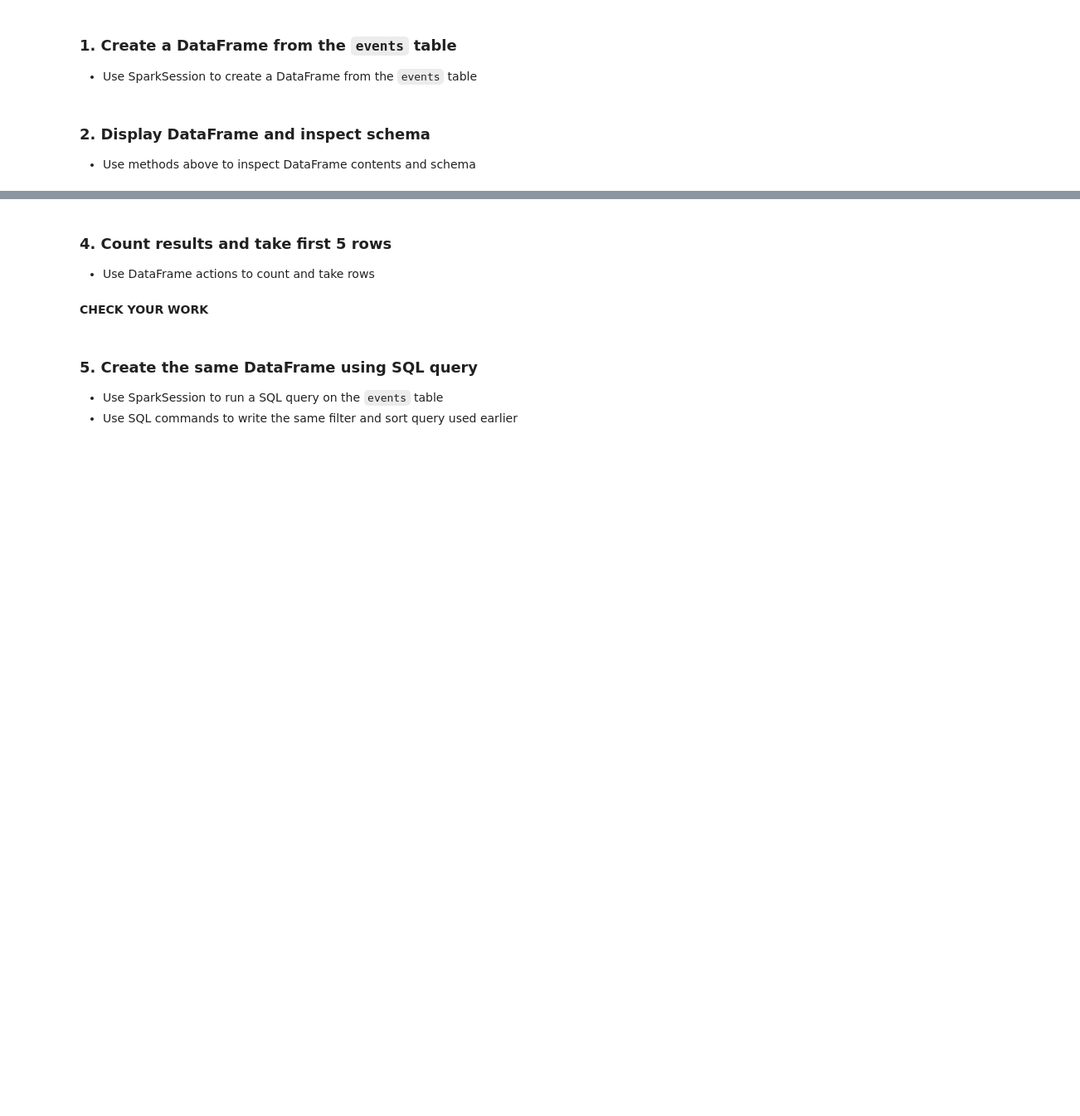
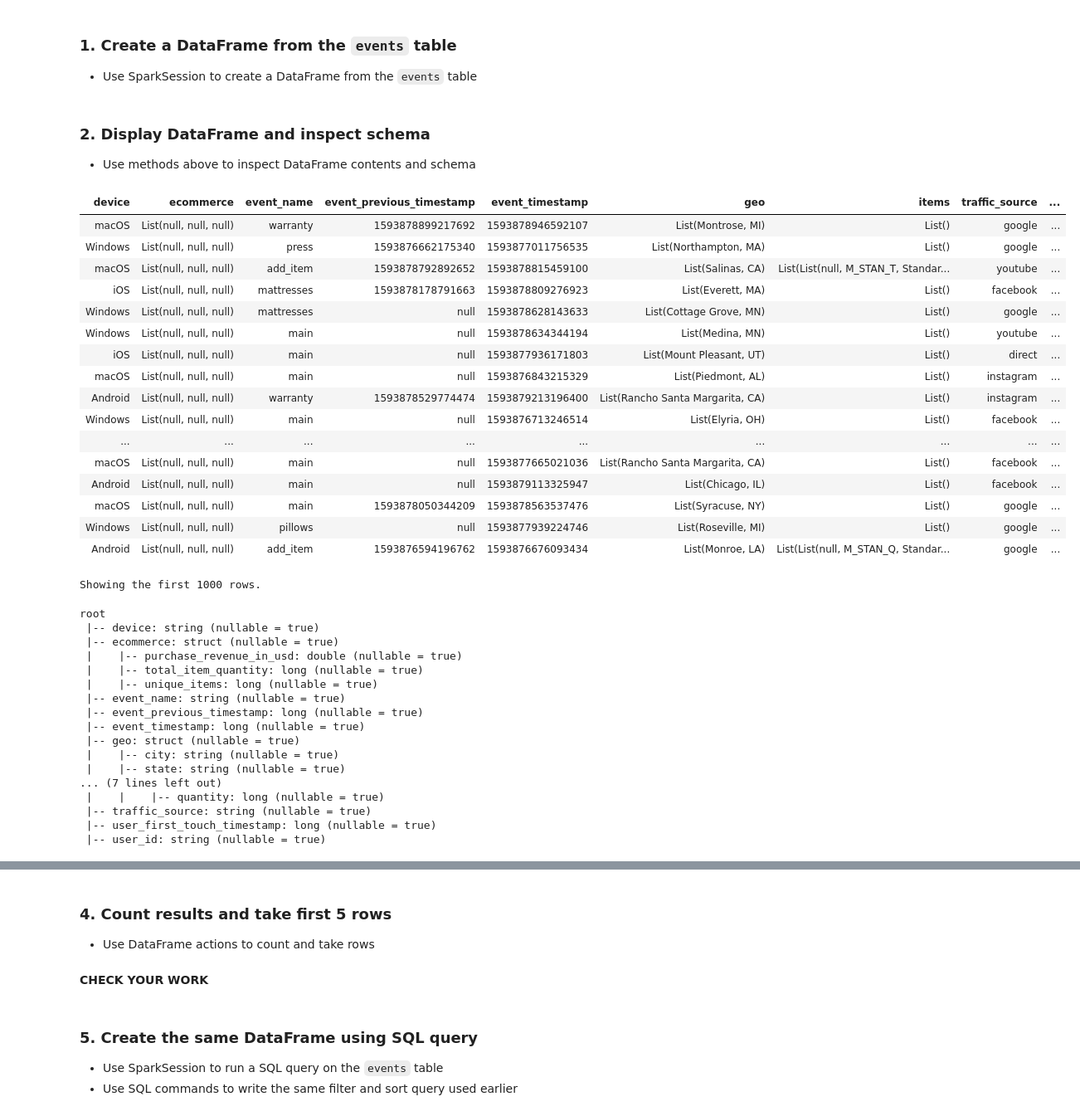
Before and after one commit to edgaradel/PythonUCLA, a Jupyter notebook: Databricks/ASP 1.3 - Spark SQL.ipynb, the cells around one changed output, grey strips where cells are left out. Shown at 83% size. Cells and saved outputs as stored; diff of their text form; code cells hidden in the pictures; blank space fills up the shorter version.

```diff
--- a/Databricks/ASP 1.3 - Spark SQL.ipynb
+++ b/Databricks/ASP 1.3 - Spark SQL.ipynb
@@ -237,3 +276,6 @@ eventsDF = FILL_IN
+# %%
+# ANSWER
+eventsDF = spark.table("events")
 # %% [markdown]
 ### 2. Display DataFrame and inspect schema
 - Use methods above to inspect DataFrame contents and schema
@@ -242,3 +282,45 @@ eventsDF = FILL_IN
+# %%
+# ANSWER
+display(eventsDF)
+
+# ANSWER
+eventsDF.printSchema()
+# %% [output]
+| device | ecommerce | event_name | event_previous_timestamp | event_timestamp | geo | items | traffic_source | ... |
+| macOS | List(null, null, null) | warranty | 1593878899217692 | 1593878946592107 | List(Montrose, MI) | List() | google | ... |
+| Windows | List(null, null, null) | press | 1593876662175340 | 1593877011756535 | List(Northampton, MA) | List() | google | ... |
+| macOS | List(null, null, null) | add_item | 1593878792892652 | 1593878815459100 | List(Salinas, CA) | List(List(null, M_STAN_T, Standar... | youtube | ... |
+| iOS | List(null, null, null) | mattresses | 1593878178791663 | 1593878809276923 | List(Everett, MA) | List() | facebook | ... |
+| Windows | List(null, null, null) | mattresses | null | 1593878628143633 | List(Cottage Grove, MN) | List() | google | ... |
+| Windows | List(null, null, null) | main | null | 1593878634344194 | List(Medina, MN) | List() | youtube | ... |
+| iOS | List(null, null, null) | main | null | 1593877936171803 | List(Mount Pleasant, UT) | List() | direct | ... |
+| macOS | List(null, null, null) | main | null | 1593876843215329 | List(Piedmont, AL) | List() | instagram | ... |
+| Android | List(null, null, null) | warranty | 1593878529774474 | 1593879213196400 | List(Rancho Santa Margarita, CA) | List() | instagram | ... |
+| Windows | List(null, null, null) | main | null | 1593876713246514 | List(Elyria, OH) | List() | facebook | ... |
+| ... | ... | ... | ... | ... | ... | ... | ... | ... |
+| macOS | List(null, null, null) | main | null | 1593877665021036 | List(Rancho Santa Margarita, CA) | List() | facebook | ... |
+| Android | List(null, null, null) | main | null | 1593879113325947 | List(Chicago, IL) | List() | facebook | ... |
+| macOS | List(null, null, null) | main | 1593878050344209 | 1593878563537476 | List(Syracuse, NY) | List() | google | ... |
+| Windows | List(null, null, null) | pillows | null | 1593877939224746 | List(Roseville, MI) | List() | google | ... |
+| Android | List(null, null, null) | add_item | 1593876594196762 | 1593876676093434 | List(Monroe, LA) | List(List(null, M_STAN_Q, Standar... | google | ... |
+Showing the first 1000 rows.
+root
+ |-- device: string (nullable = true)
+ |-- ecommerce: struct (nullable = true)
+ |    |-- purchase_revenue_in_usd: double (nullable = true)
+ |    |-- total_item_quantity: long (nullable = true)
+ |    |-- unique_items: long (nullable = true)
+ |-- event_name: string (nullable = true)
+ |-- event_previous_timestamp: long (nullable = true)
+ |-- event_timestamp: long (nullable = true)
+ |-- geo: struct (nullable = true)
+ |    |-- city: string (nullable = true)
+ |    |-- state: string (nullable = true)
+... (7 lines left out)
+ |    |    |-- quantity: long (nullable = true)
+ |-- traffic_source: string (nullable = true)
+ |-- user_first_touch_timestamp: long (nullable = true)
+ |-- user_id: string (nullable = true)
 # %% [markdown]
 ### 3. Apply transformations to filter and sort `macOS` events
 - Filter for rows where `device` is `macOS`
```
Also changed, not shown: parts of 17 cells of this notebook.
